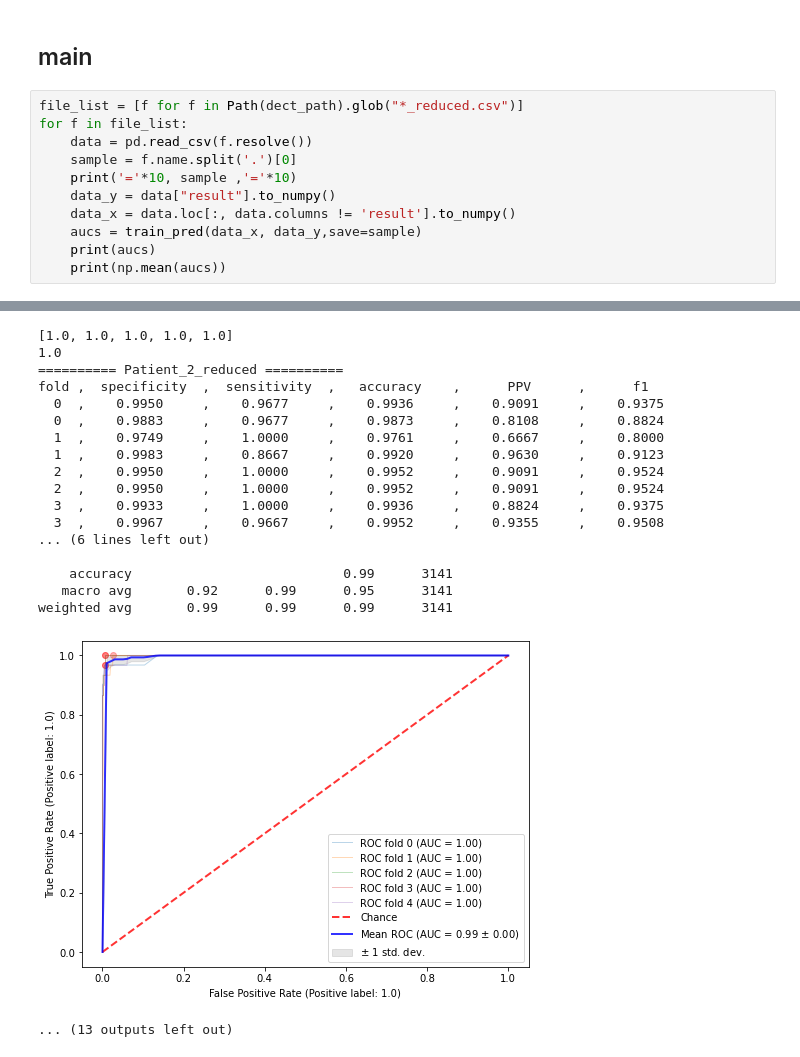
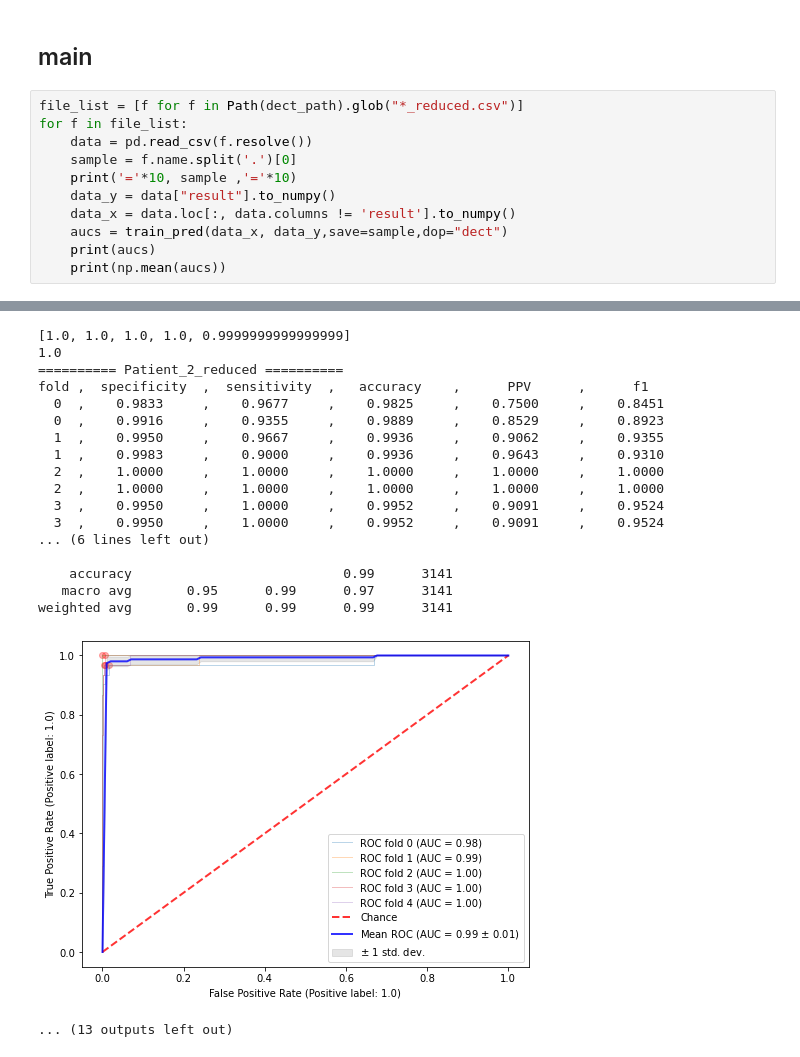
Before and after one commit to MingzheHu-Duke/CS534-Final-Seizure, a Jupyter notebook: SVM_prediction_detection.ipynb, the cells around one changed output, grey strips where cells are left out. Cells and saved outputs as stored; diff of their text form.

```diff
--- a/SVM_prediction_detection.ipynb
+++ b/SVM_prediction_detection.ipynb
@@ -117,7 +117,7 @@ for f in file_list:
     print('='*10, sample ,'='*10)
     data_y = data["result"].to_numpy()
     data_x = data.loc[:, data.columns != 'result'].to_numpy()
-    aucs = train_pred(data_x, data_y,save=sample)
+    aucs = train_pred(data_x, data_y,save=sample,dop="dect")
     print(aucs)
     print(np.mean(aucs))
 # %% [output]
@@ -207,31 +207,31 @@ fold ,  specificity  ,  sensitivity  ,   accuracy    ,      PPV      ,      f1
   2  ,    1.0000     ,    1.0000     ,    1.0000     ,    1.0000     ,    1.0000
   2  ,    1.0000     ,    1.0000     ,    1.0000     ,    1.0000     ,    1.0000
   3  ,    1.0000     ,    1.0000     ,    1.0000     ,    1.0000     ,    1.0000
   3  ,    1.0000     ,    1.0000     ,    1.0000     ,    1.0000     ,    1.0000
 ... (6 lines left out)
 
     accuracy                           1.00      1044
    macro avg       1.00      1.00      1.00      1044
 weighted avg       1.00      1.00      1.00      1044
 [figure]
-[1.0, 1.0, 1.0, 1.0, 1.0]
+[1.0, 1.0, 1.0, 1.0, 0.9999999999999999]
 1.0
 ========== Patient_2_reduced ==========
 fold ,  specificity  ,  sensitivity  ,   accuracy    ,      PPV      ,      f1
-  0  ,    0.9950     ,    0.9677     ,    0.9936     ,    0.9091     ,    0.9375
-  0  ,    0.9883     ,    0.9677     ,    0.9873     ,    0.8108     ,    0.8824
-  1  ,    0.9749     ,    1.0000     ,    0.9761     ,    0.6667     ,    0.8000
-  1  ,    0.9983     ,    0.8667     ,    0.9920     ,    0.9630     ,    0.9123
-  2  ,    0.9950     ,    1.0000     ,    0.9952     ,    0.9091     ,    0.9524
-  2  ,    0.9950     ,    1.0000     ,    0.9952     ,    0.9091     ,    0.9524
-  3  ,    0.9933     ,    1.0000     ,    0.9936     ,    0.8824     ,    0.9375
-  3  ,    0.9967     ,    0.9667     ,    0.9952     ,    0.9355     ,    0.9508
+  0  ,    0.9833     ,    0.9677     ,    0.9825     ,    0.7500     ,    0.8451
+  0  ,    0.9916     ,    0.9355     ,    0.9889     ,    0.8529     ,    0.8923
+  1  ,    0.9950     ,    0.9667     ,    0.9936     ,    0.9062     ,    0.9355
+  1  ,    0.9983     ,    0.9000     ,    0.9936     ,    0.9643     ,    0.9310
+  2  ,    1.0000     ,    1.0000     ,    1.0000     ,    1.0000     ,    1.0000
+  2  ,    1.0000     ,    1.0000     ,    1.0000     ,    1.0000     ,    1.0000
+  3  ,    0.9950     ,    1.0000     ,    0.9952     ,    0.9091     ,    0.9524
+  3  ,    0.9950     ,    1.0000     ,    0.9952     ,    0.9091     ,    0.9524
 ... (6 lines left out)
 
     accuracy                           0.99      3141
-   macro avg       0.92      0.99      0.95      3141
+   macro avg       0.95      0.99      0.97      3141
 weighted avg       0.99      0.99      0.99      3141
-[figure, old version]
+[figure, new version]
 ... (13 outputs left out)
 # %%
 file_list = [f for f in Path(pred_path).glob("*_reduced.csv")]
```
Also changed, not shown: parts of 2 cells of this notebook, 35 other files.
